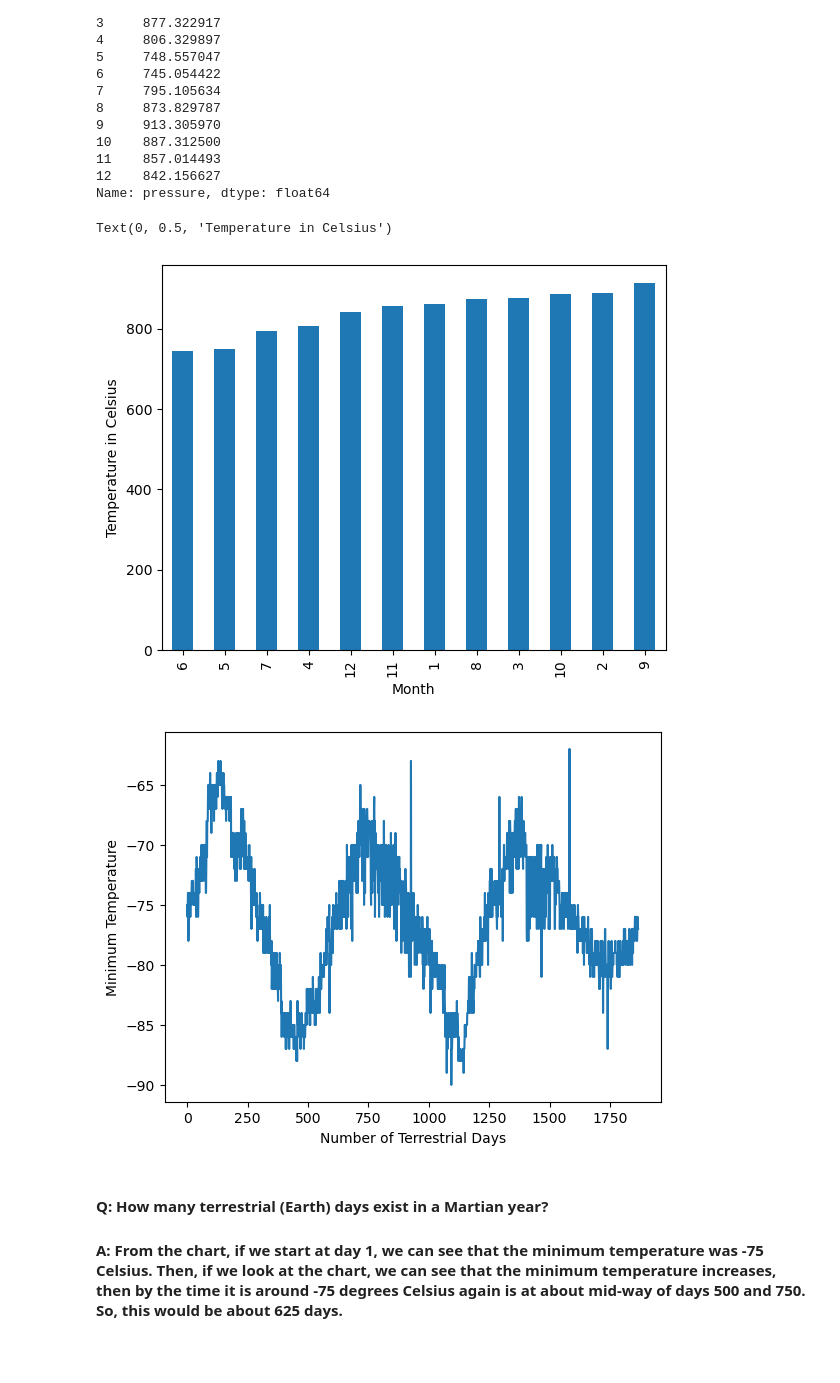
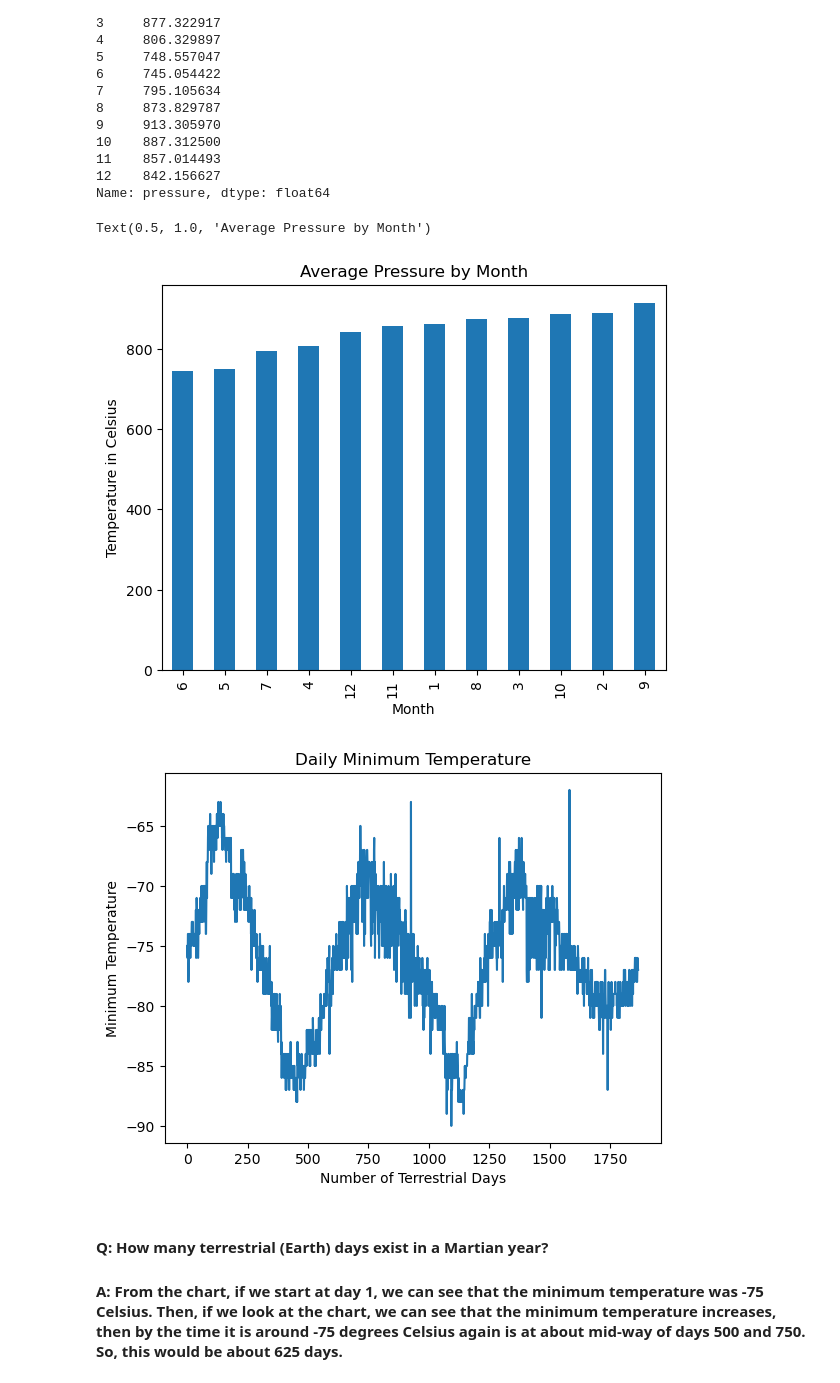
Before and after one commit to TaiShan16/Data_Collection, a Jupyter notebook: part_2_mars_weather.ipynb, the cells around one changed output. Cells and saved outputs as stored; diff of their text form; code cells hidden in the pictures; blank space fills up the shorter version.

```diff
--- a/part_2_mars_weather.ipynb
+++ b/part_2_mars_weather.ipynb
@@ -250,25 +252,27 @@ Name: pressure, dtype: float64
 # %%
 # Plot the average pressure by month
 avgPressure1 = marsDF.groupby('month')['pressure'].mean().sort_values(ascending=True)
 
 avgPressure1.plot(kind='bar', figsize =(6.5,5))
 plt.xlabel('Month')
 plt.ylabel('Temperature in Celsius')
+plt.title('Average Pressure by Month')
 # %% [output]
-Text(0, 0.5, 'Temperature in Celsius')
+Text(0.5, 1.0, 'Average Pressure by Month')
-[figure, old version]
+[figure, new version]
 # %%
 #Visually estimate the result by plotting the daily minimum temperature
-
 
 plt.plot(marsDF['min_temp'])
 
 plt.xlabel('Number of Terrestrial Days')
 plt.ylabel('Minimum Temperature')
+plt.title('Daily Minimum Temperature')
+
 # Display the graph
 plt.show()
 # %% [output]
-[figure, old version]
+[figure, new version]
 # %% [markdown]
 #### Q: How many terrestrial (Earth) days exist in a Martian year?
 
```
Also changed, not shown: parts of 2 cells of this notebook.
